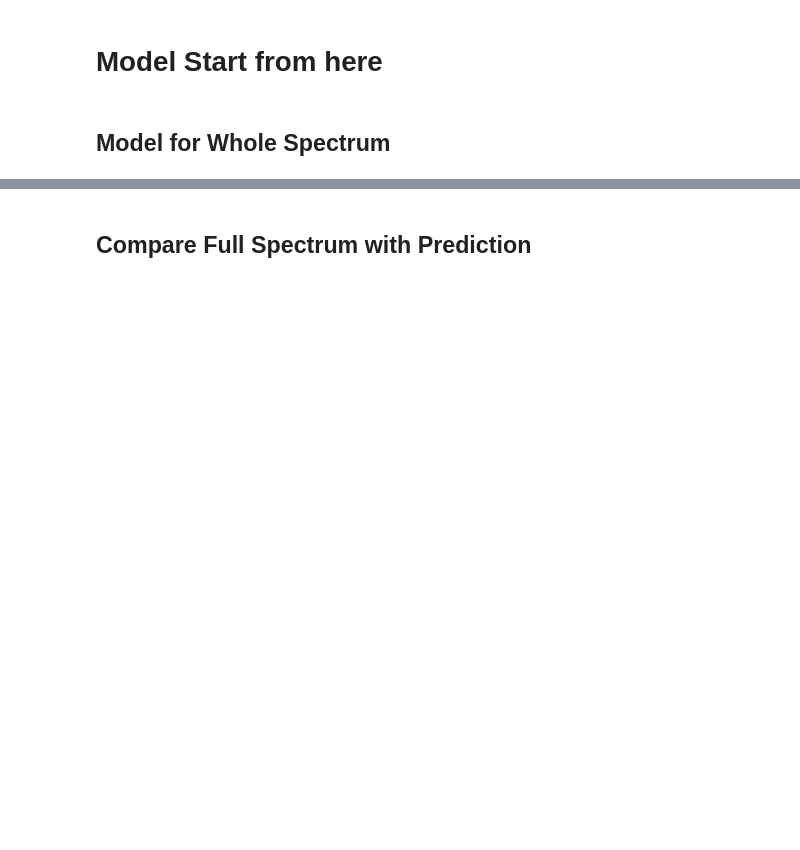
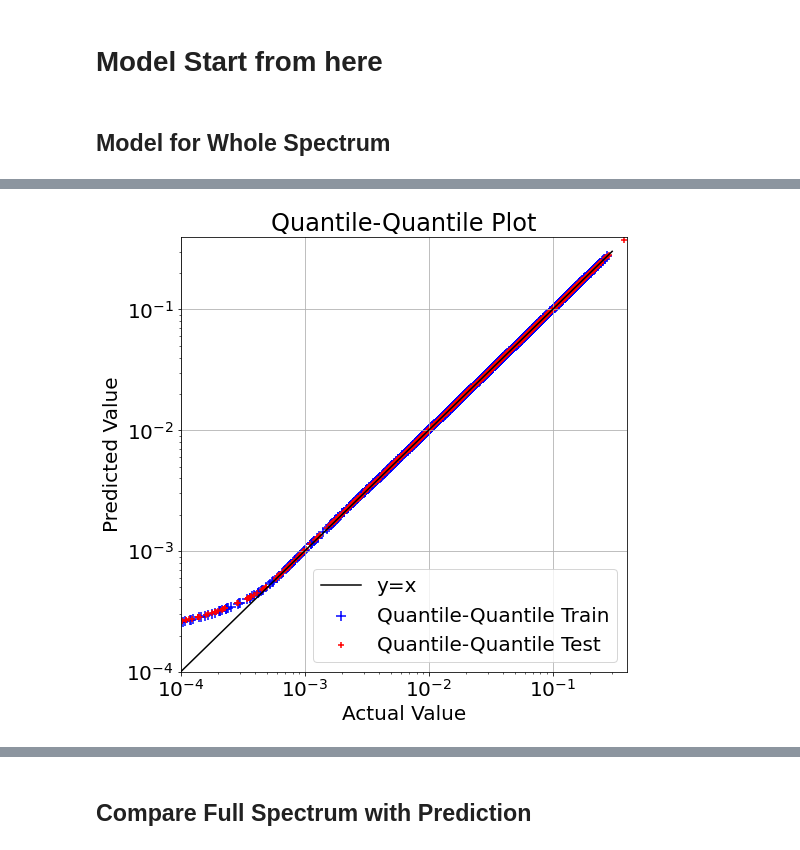
Before and after one commit to yichigo/Light-Sensors-Calibration, a Jupyter notebook: model_MLP_whole.ipynb, the cells around one changed output, grey strips where cells are left out. Cells and saved outputs as stored; diff of their text form; code cells hidden in the pictures; blank space fills up the shorter version.

```diff
--- a/model_MLP_whole.ipynb
+++ b/model_MLP_whole.ipynb
@@ -322 +510,54 @@ plt.savefig(dir_out + 'whole' +'/MLP_performance_whole'+structure+'.png')
+# %%
+Y_train_flatten_sorted = np.sort(Y_train_flatten)
+Y_train_pred_flatten_sorted = np.sort(Y_train_pred_flatten)
+
+Y_test_flatten_sorted = np.sort(Y_test_flatten)
+Y_test_pred_flatten_sorted = np.sort(Y_test_pred_flatten)
+# %%
+Y_min = 0 # np.min(Y_train_flatten)
+Y_max = np.mean(Y_train_flatten) + 5*np.std(Y_train_flatten)
+y_line = np.linspace(Y_min,Y_max,100)
+
+
+plt.rcParams["figure.figsize"] = (8, 8) # (w, h)
+plt.rcParams.update({'font.size': 20})
+fig, ax = plt.subplots()
+plt.plot(y_line,y_line, '-k', label='y=x')
+
+id_train = np.random.choice(len(Y_train_flatten_sorted), 2000, replace = False)
+plt.scatter(Y_train_flatten_sorted[id_train], Y_train_pred_flatten_sorted[id_train], s=100, c = 'blue',
+            marker = '+', label = 'Quantile-Quantile Train')
+
+id_test = np.random.choice(len(Y_test_flatten_sorted), 2000, replace = False)
+plt.scatter(Y_test_flatten_sorted[id_test], Y_test_pred_flatten_sorted[id_test], s=30, c = 'red',
+            marker = '+', label = 'Quantile-Quantile Test')
+plt.xlim(10E-5, )
+plt.ylim(10E-5, )
+
+# x_25 = Y_test_flatten_sorted[Y_test_flatten_sorted.size//4]
+# y_25 = Y_test_pred_flatten_sorted[Y_test_pred_flatten_sorted.size//4]
+# x_50 = Y_test_flatten_sorted[Y_test_flatten_sorted.size//2]
+# y_50 = Y_test_pred_flatten_sorted[Y_test_pred_flatten_sorted.size//2]
+# x_75 = Y_test_flatten_sorted[Y_test_flatten_sorted.size//4*3]
+# y_75 = Y_test_pred_flatten_sorted[Y_test_pred_flatten_sorted.size//4*3]
+# plt.text(x_25, y_25, '25', c ='blue', ha = 'center', va = 'center')
+# plt.text(x_50, y_50, '50', c ='blue', ha = 'center', va = 'center')
+# plt.text(x_75, y_75, '75', c ='blue', ha = 'center', va = 'center')
+
+ax.set_title('Quantile-Quantile Plot')
+ax.set_xlabel('Actual Value')
+ax.set_ylabel('Predicted Value')
+
+plt.xscale('log')
+plt.yscale('log')
+plt.grid()
+plt.legend( loc='lower right')
+
+# plt.tight_layout()
+
+if not os.path.exists(dir_out + 'whole'):
+    os.mkdir(dir_out + 'whole')
+plt.savefig(dir_out + 'whole' +'/MLP_QQ_whole'+structure+'.png')
+# %% [output]
+[figure, added]
 # %%
```
Also changed, not shown: parts of 53 cells of this notebook, 4 other files.
